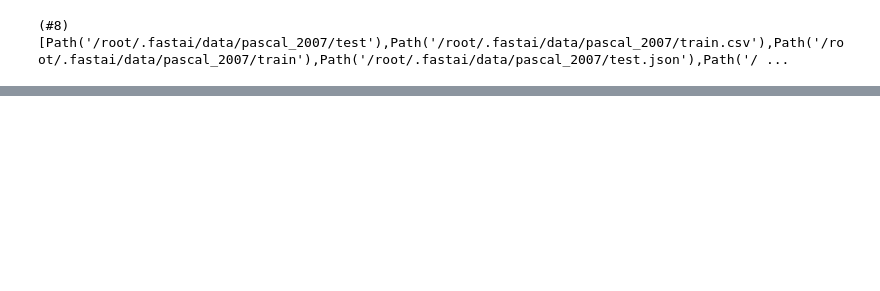
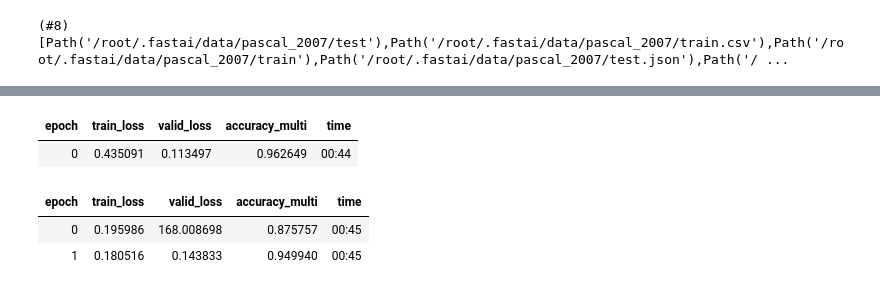
Before and after one commit to kumarUjjawal/deep-learning-with-fastai, a Jupyter notebook: vision/multi_label_classification.ipynb, the cells around one changed output, grey strips where cells are left out. Cells and saved outputs as stored; diff of their text form; code cells hidden in the pictures; blank space fills up the shorter version.

```diff
--- a/vision/multi_label_classification.ipynb
+++ b/vision/multi_label_classification.ipynb
@@ -14,0 +35,8 @@ path.ls()
+# %%
+learn.fine_tune(2, 3e-2)
+# %% [output]
+| epoch | train_loss | valid_loss | accuracy_multi | time |
+| 0 | 0.435091 | 0.113497 | 0.962649 | 00:44 |
+| epoch | train_loss | valid_loss | accuracy_multi | time |
+| 0 | 0.195986 | 168.008698 | 0.875757 | 00:45 |
+| 1 | 0.180516 | 0.143833 | 0.949940 | 00:45 |
```
Also changed, not shown: parts of 13 cells of this notebook.
